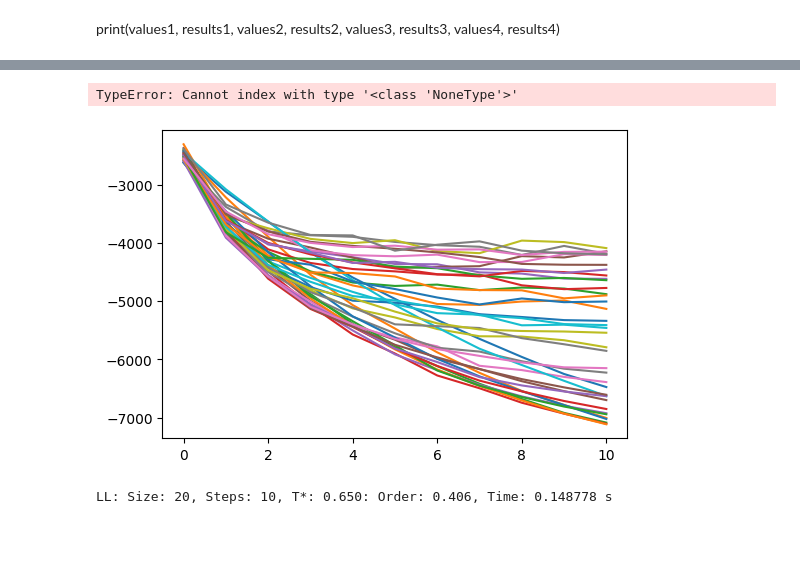
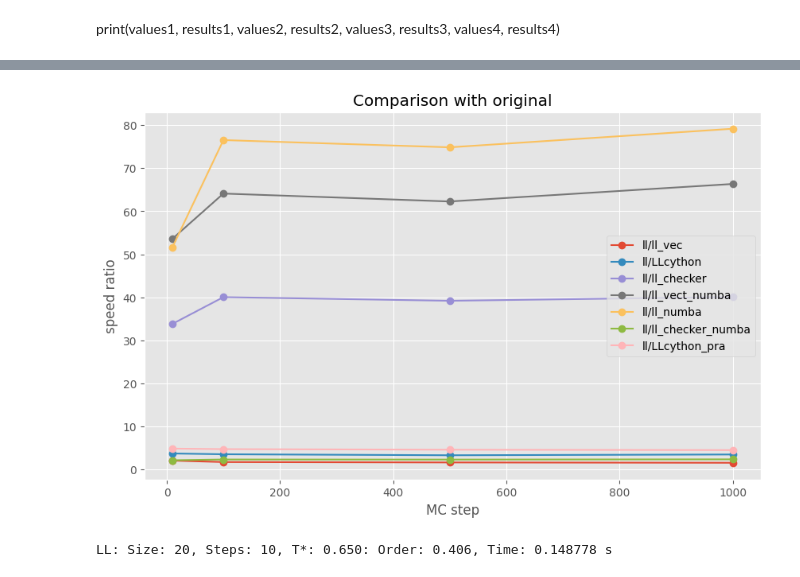
Before and after one commit to mcodcatyu/software_project1, a Jupyter notebook: complete/run_plotting.ipynb, the cells around one changed output, grey strips where cells are left out. Drawn from its saved outputs; the diff is of its cells as text; code cells hidden in the pictures; blank space fills up the shorter version.

```diff
--- a/complete/run_plotting.ipynb
+++ b/complete/run_plotting.ipynb
@@ -315,23 +131,27 @@ nsteps
-# %%
-import matplotlib.pyplot as plt
-fig, ax = plt.subplots(figsize = (6, 4))
-x_data = np.arange(0, nsteps+1)
-energy_list = [energy1, energy2, energy3, energy4]
-for i in energy_list:
-    for j in range(0, len(temp)):
-        plt.plot(x_data, i[j])
-
-plt.xlabel('MC step')
-plt.ylabel('Reduced Energy U/ε')
-plt.title(f'Reduced Temperature , T*={temp}')
-plt.legend()
-plt.show()
-
-
-#plt.plot(values2, results2,  label = 'without vectorization', marker = 'o', linestyle ='-')
-#plt.title('vectorization vs original')
-# %% [output]
-TypeError: Cannot index with type '<class 'NoneType'>'
-[figure, removed]
+# %%
+
+import numpy as np
+fig, ax = plt.subplots(figsize = (10, 6))
+plt.style.use('ggplot')
+data_dict = {
+    'll/ll_vec':np.array(results2),
+    'll/LLcython':np.array(results3),
+    'll/ll_checker':np.array(results4),
+    'll/ll_vect_numba':np.array( results5),
+    'll/ll_numba':np.array(results6),
+    'll/ll_checker_numba':np.array(results7),
+    'll/LLcython_pra':np.array(results8)
+}
+
+for label, y in data_dict.items():
+    plt.plot(values1, np.array(results1)/y, label = label, marker = 'o', linestyle ='-')
+
+plt.title('Comparison with original')
+plt.xlabel('MC step')
+plt.ylabel('speed ratio')
+plt.legend()
+plt.show()
+# %% [output]
+[figure, added]
 # %%
 import ll_ene_order as leo
```
Also changed, not shown: parts of 31 cells of this notebook, 13 other files.
